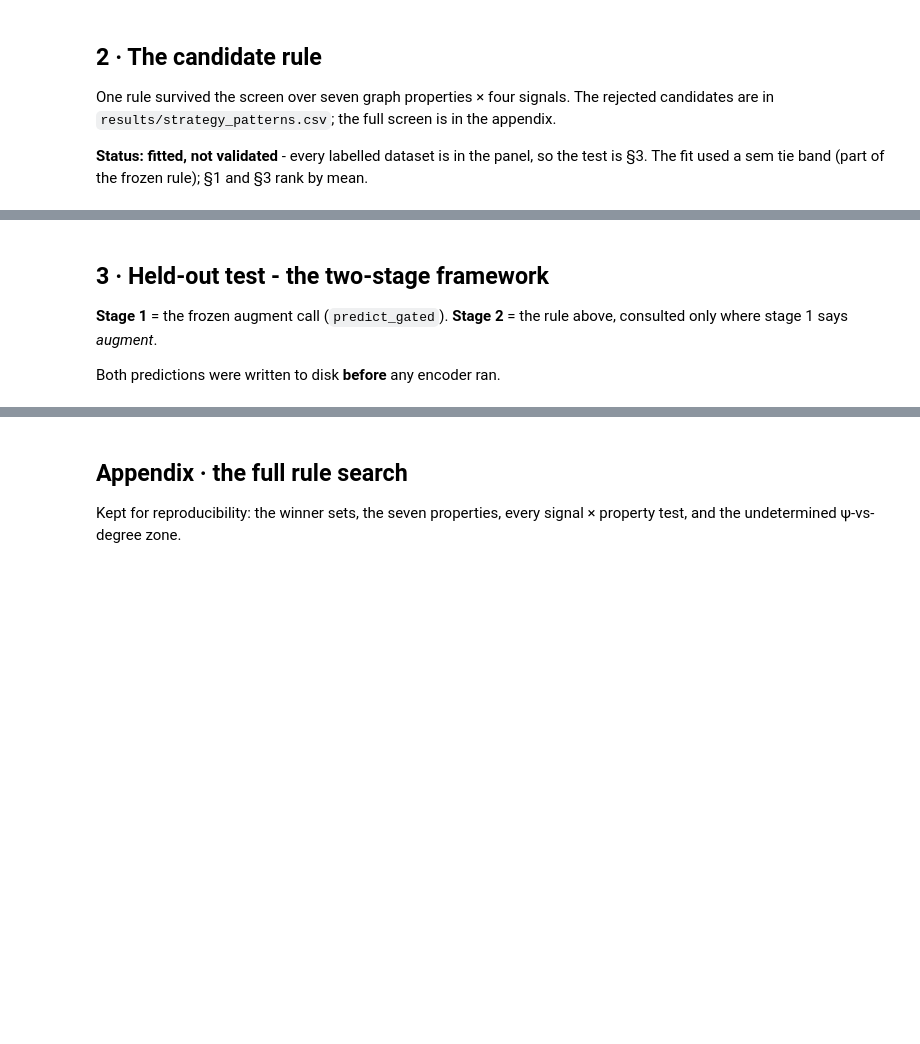
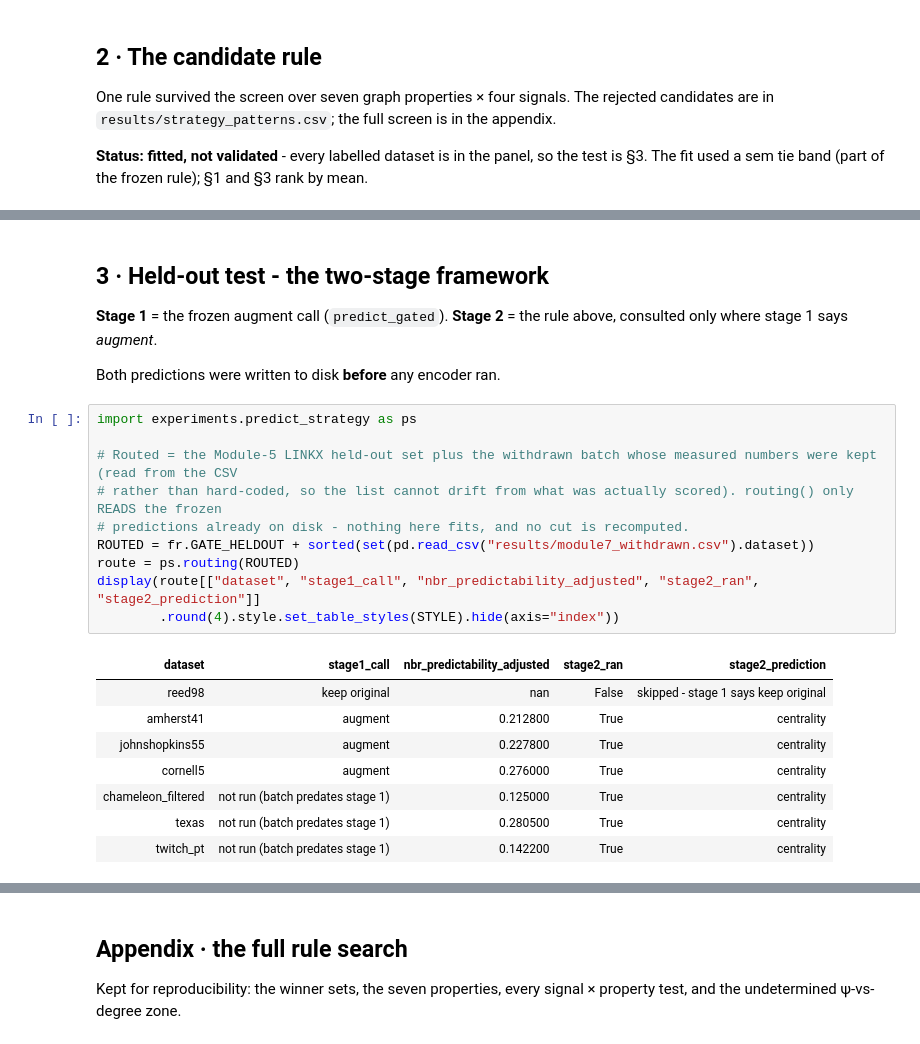
Before and after one commit to SafiUllahAdam/Structure-Aware-Graph-Augmentation-for-GNNs, a Jupyter notebook: notebooks/7-phase7_strategy_selection.ipynb, the cells around one changed output, grey strips where cells are left out. Saved outputs shown, nothing was run; the diff lists cells and outputs as text; blank space fills up the shorter version.

```diff
--- a/notebooks/7-phase7_strategy_selection.ipynb
+++ b/notebooks/7-phase7_strategy_selection.ipynb
@@ -65,9 +65,28 @@ display(ss.rule_table().style.set_table_styles(STYLE).hide(axis="index"))
 # %% [markdown]
 ## 3 · Held-out test - the two-stage framework
 
-**Stage 1** = the frozen augment call (`predict_gated`). **Stage 2** = the rule above, consulted only where stage 1 says *augment*.
+**Stage 1** = the frozen augment call (`predict_gated`). **Stage 2** = the rule above, consulted only where stage 1 says _augment_.
 
 Both predictions were written to disk **before** any encoder ran.
+# %%
+import experiments.predict_strategy as ps
+
+# Routed = the Module-5 LINKX held-out set plus the withdrawn batch whose measured numbers were kept (read from the CSV
+# rather than hard-coded, so the list cannot drift from what was actually scored). routing() only READS the frozen
+# predictions already on disk - nothing here fits, and no cut is recomputed.
+ROUTED = fr.GATE_HELDOUT + sorted(set(pd.read_csv("results/module7_withdrawn.csv").dataset))
+route = ps.routing(ROUTED)
+display(route[["dataset", "stage1_call", "nbr_predictability_adjusted", "stage2_ran", "stage2_prediction"]]
+        .round(4).style.set_table_styles(STYLE).hide(axis="index"))
+# %% [output]
+| dataset | stage1_call | nbr_predictability_adjusted | stage2_ran | stage2_prediction |
+| reed98 | keep original | nan | False | skipped - stage 1 says keep original |
+| amherst41 | augment | 0.212800 | True | centrality |
+| johnshopkins55 | augment | 0.227800 | True | centrality |
+| cornell5 | augment | 0.276000 | True | centrality |
+| chameleon_filtered | not run (batch predates stage 1) | 0.125000 | True | centrality |
+| texas | not run (batch predates stage 1) | 0.280500 | True | centrality |
+| twitch_pt | not run (batch predates stage 1) | 0.142200 | True | centrality |
 # %%
 out = ps.outcome(list(route.dataset[route.stage2_ran]))
 out.to_csv("results/module7_outcome.csv", index=False)                # full detail, including margins and both verdicts
```
Also changed, not shown: parts of 25 cells of this notebook, 25 other files.
